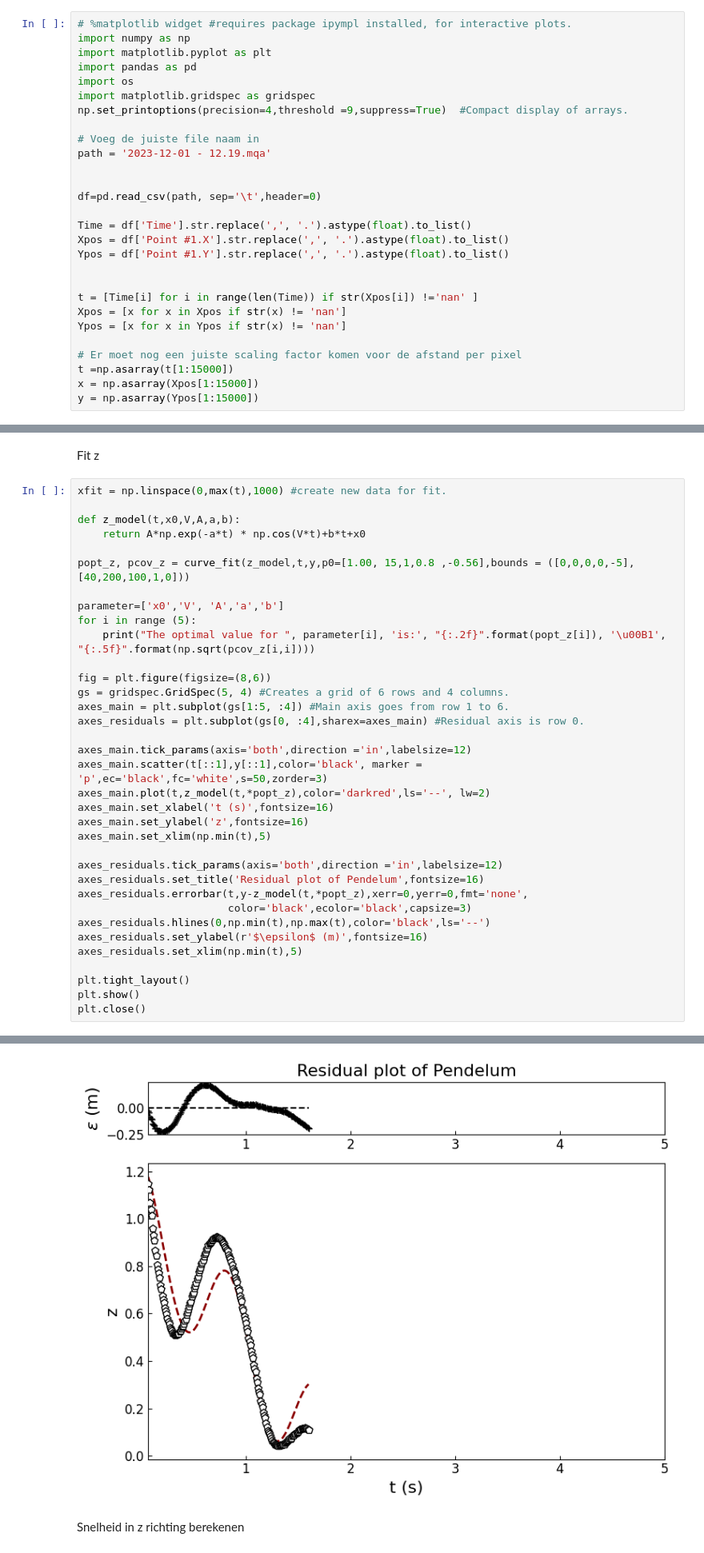
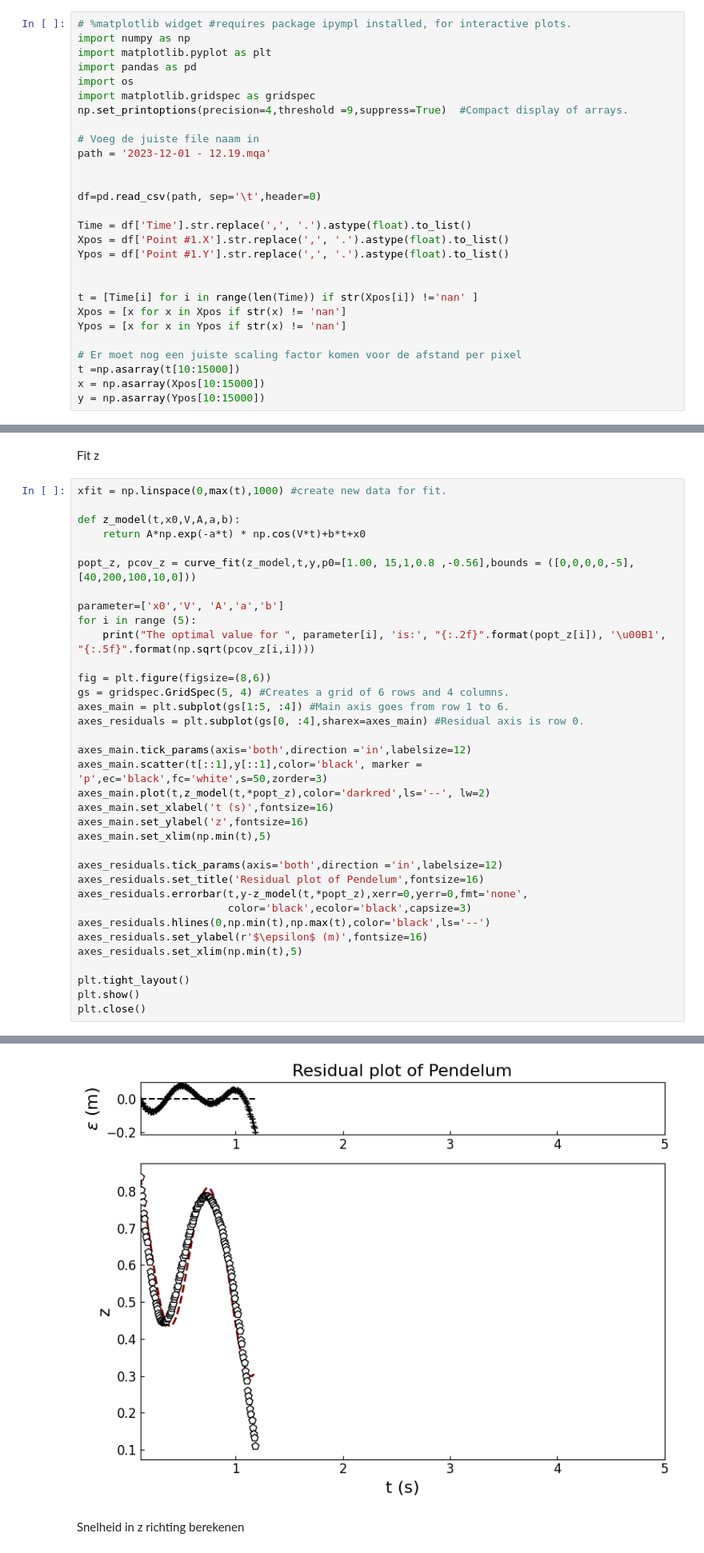
Before and after one commit to Oengaboenga/NSP-2-Jonathan-en-Bryan, a Jupyter notebook: Analyse_meting_5.ipynb, the cells around one changed output, grey strips where cells are left out. Shown at 80% size. Cells and saved outputs as stored; diff of their text form.

```diff
--- a/Analyse_meting_5.ipynb
+++ b/Analyse_meting_5.ipynb
@@ -26,9 +26,9 @@ Xpos = [x for x in Xpos if str(x) != 'nan']
 Ypos = [x for x in Ypos if str(x) != 'nan']
 
 # Er moet nog een juiste scaling factor komen voor de afstand per pixel
-t =np.asarray(t[1:15000])
-x = np.asarray(Xpos[1:15000])
-y = np.asarray(Ypos[1:15000])
+t =np.asarray(t[10:15000])
+x = np.asarray(Xpos[10:15000])
+y = np.asarray(Ypos[10:15000])
 # %% [markdown]
 Test plot
 # %% [markdown]
@@ -202,7 +202,7 @@ xfit = np.linspace(0,max(t),1000) #create new data for fit.
 def z_model(t,x0,V,A,a,b):
     return A*np.exp(-a*t) * np.cos(V*t)+b*t+x0
 
-popt_z, pcov_z = curve_fit(z_model,t,y,p0=[1.00, 15,1,0.8 ,-0.56],bounds = ([0,0,0,0,-5],[40,200,100,1,0]))
+popt_z, pcov_z = curve_fit(z_model,t,y,p0=[1.00, 15,1,0.8 ,-0.56],bounds = ([0,0,0,0,-5],[40,200,100,10,0]))
 
 parameter=['x0','V', 'A','a','b']
 for i in range (5):
@@ -240,4 +240,4 @@ The optimal value for  b is: -0.56 ± 0.02319
-[figure, old version]
+[figure, new version]
 # %% [markdown]
 Snelheid in z richting berekenen
 # %%
```
Also changed, not shown: parts of 8 cells of this notebook.
